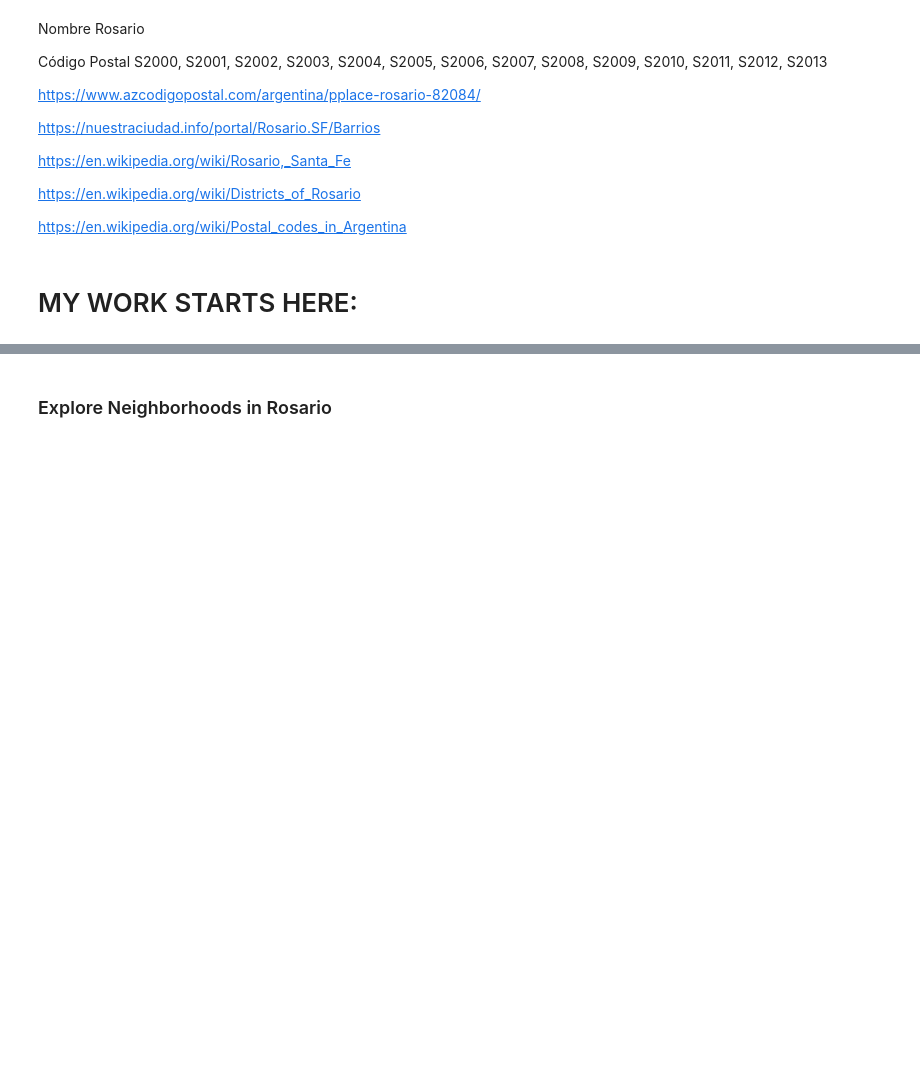
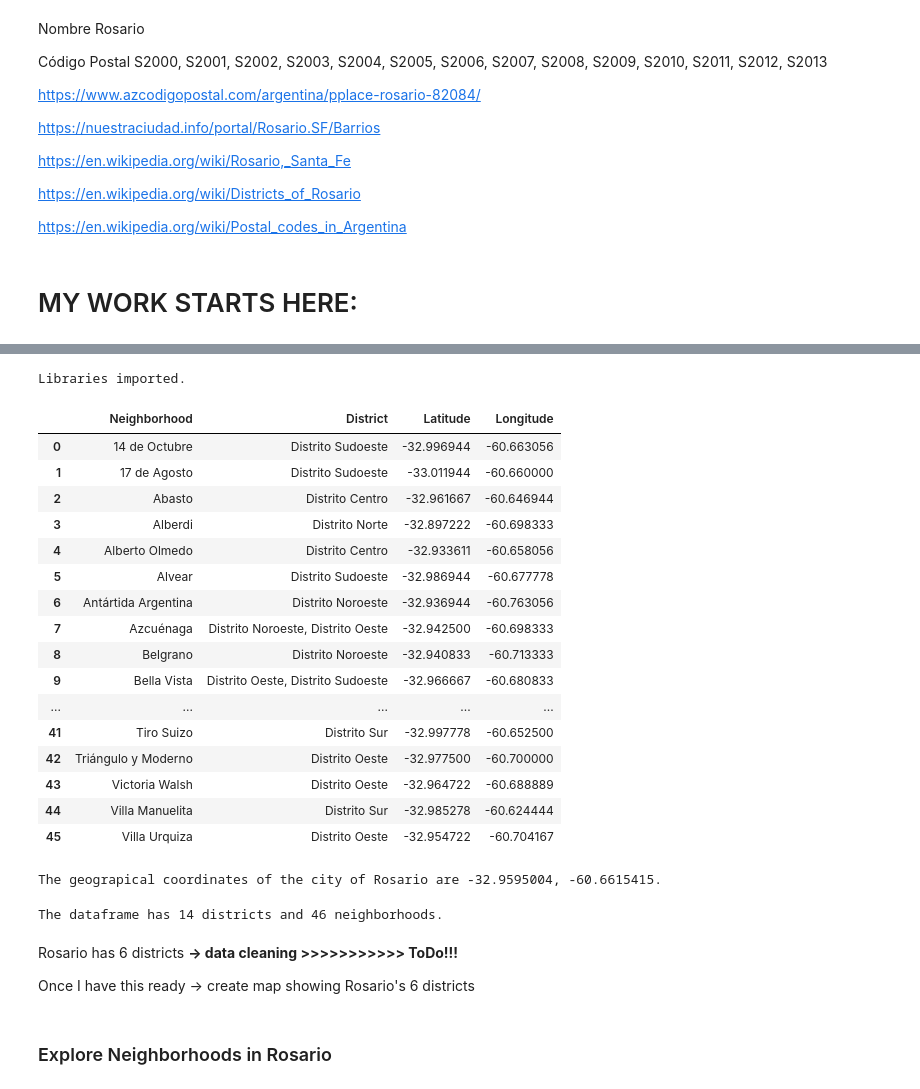
Before and after one commit to alinasansevich/Coursera_Capstone, a Jupyter notebook: Clustering-Neighborhoods-in-Rosario.ipynb, the cells around one changed output, grey strips where cells are left out. Drawn from its saved outputs; the diff is of its cells as text; code cells hidden in the pictures; blank space fills up the shorter version.

```diff
--- a/Clustering-Neighborhoods-in-Rosario.ipynb
+++ b/Clustering-Neighborhoods-in-Rosario.ipynb
@@ -254,0 +195,42 @@ LIMIT = 100 # A default Foursquare API limit value
+# %%
+import requests
+import os
+import pandas as pd
+
+import numpy as np
+import json
+
+from pandas.io.json import json_normalize # tranform JSON file into a pandas dataframe
+
+import matplotlib.cm as cm
+import matplotlib.colors as colors
+
+from sklearn.cluster import KMeans
+
+import folium # map rendering library
+
+print('Libraries imported.')
+# %% [output]
+Libraries imported.
+# %%
+# create dataframe with coordinates data for Rosario's neighborhoods
+neighborhoods = pd.read_csv('Barrios_de_Rosario.csv')
+neighborhoods
+# %% [output]
+|  | Neighborhood | District | Latitude | Longitude |
+| 0 | 14 de Octubre | Distrito Sudoeste | -32.996944 | -60.663056 |
+| 1 | 17 de Agosto | Distrito Sudoeste | -33.011944 | -60.660000 |
+| 2 | Abasto | Distrito Centro | -32.961667 | -60.646944 |
+| 3 | Alberdi | Distrito Norte | -32.897222 | -60.698333 |
+| 4 | Alberto Olmedo | Distrito Centro | -32.933611 | -60.658056 |
+| 5 | Alvear | Distrito Sudoeste | -32.986944 | -60.677778 |
+| 6 | Antártida Argentina | Distrito Noroeste | -32.936944 | -60.763056 |
+| 7 | Azcuénaga | Distrito Noroeste, Distrito Oeste | -32.942500 | -60.698333 |
+| 8 | Belgrano | Distrito Noroeste | -32.940833 | -60.713333 |
+| 9 | Bella Vista | Distrito Oeste, Distrito Sudoeste | -32.966667 | -60.680833 |
+| ... | ... | ... | ... | ... |
+| 41 | Tiro Suizo | Distrito Sur | -32.997778 | -60.652500 |
+| 42 | Triángulo y Moderno | Distrito Oeste | -32.977500 | -60.700000 |
+| 43 | Victoria Walsh | Distrito Oeste | -32.964722 | -60.688889 |
+| 44 | Villa Manuelita | Distrito Sur | -32.985278 | -60.624444 |
+| 45 | Villa Urquiza | Distrito Oeste | -32.954722 | -60.704167 |
@@ -254,0 +239,22 @@ LIMIT = 100 # A default Foursquare API limit value
+# %%
+address = 'Rosario, Santa Fe, Argentina'
+
+geolocator = Nominatim(user_agent="rosario_explorer")
+location = geolocator.geocode(address)
+latitude = location.latitude
+longitude = location.longitude
+print('The geograpical coordinates of the city of Rosario are {}, {}.'.format(latitude, longitude))
+# %% [output]
+The geograpical coordinates of the city of Rosario are -32.9595004, -60.6615415.
+# %%
+print('The dataframe has {} districts and {} neighborhoods.'.format(
+        len(neighborhoods['District'].unique()),
+        len(neighborhoods['Neighborhood'].unique())
+    )
+)
+# %% [output]
+The dataframe has 14 districts and 46 neighborhoods.
+# %% [markdown]
+Rosario has 6 districts __&rarr; data cleaning >>>>>>>>>>> ToDo!!!__
+
+Once I have this ready &rarr; create map showing Rosario's 6 districts
```
Also changed, not shown: parts of 22 cells of this notebook.
